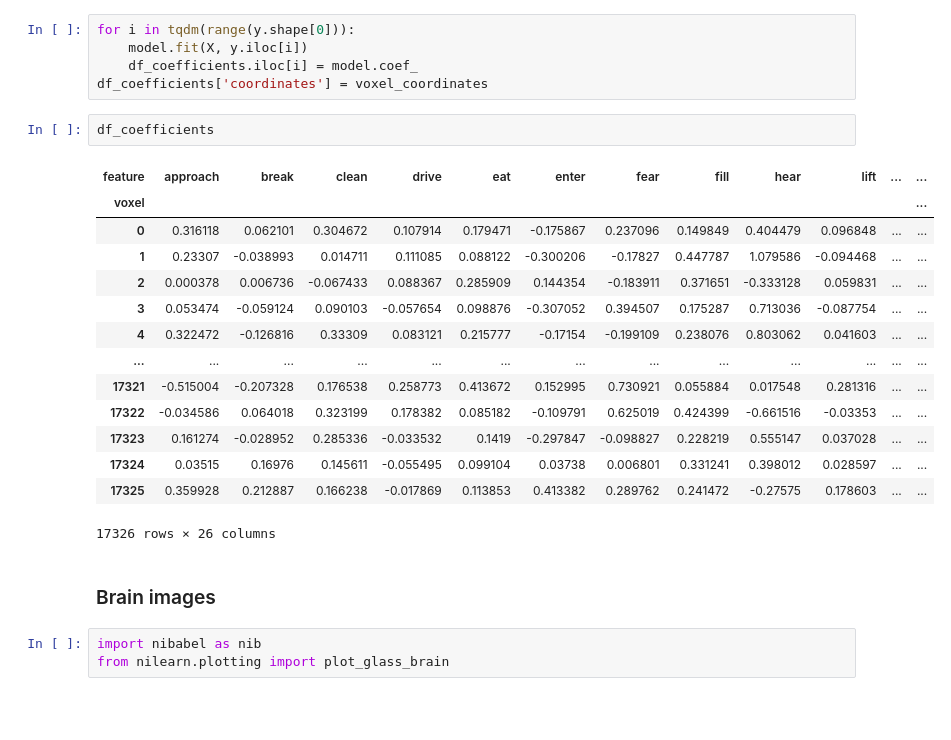
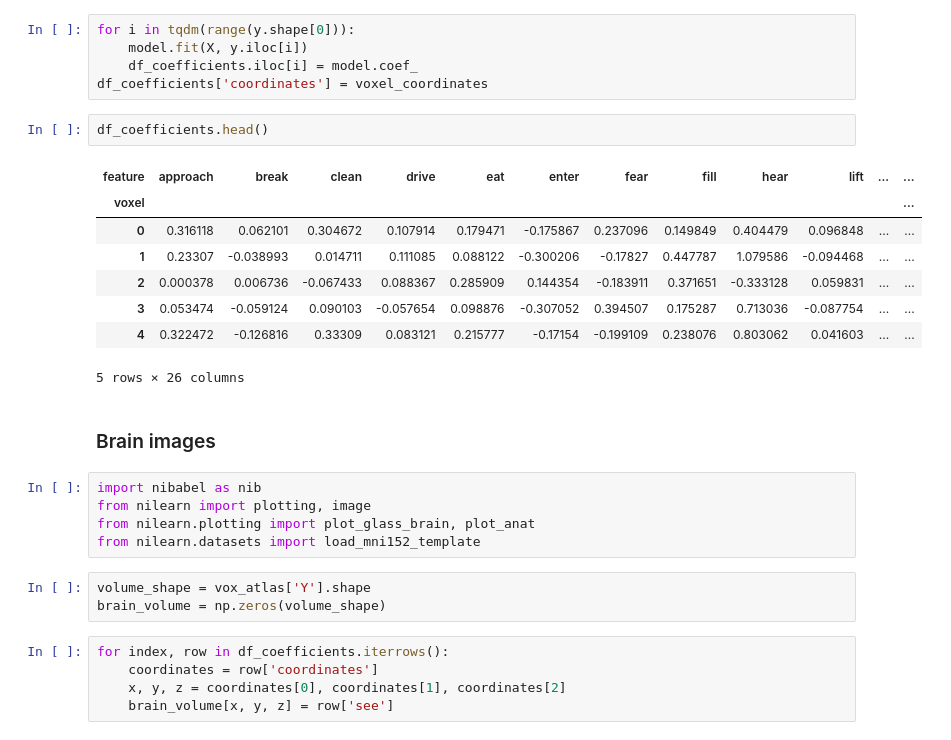
Before and after one commit to gosh-a/semantic-dimensions-in-brain, a Jupyter notebook: mitchell.ipynb, the cells around one changed output. Cells and saved outputs as stored; diff of their text form; blank space fills up the shorter version.

```diff
--- a/mitchell.ipynb
+++ b/mitchell.ipynb
@@ -132,24 +132,28 @@ for i in tqdm(range(y.shape[0])):
     df_coefficients.iloc[i] = model.coef_
 df_coefficients['coordinates'] = voxel_coordinates
 # %%
-df_coefficients
+df_coefficients.head()
 # %% [output]
 | feature | approach | break | clean | drive | eat | enter | fear | fill | hear | lift | ... | ... |
 | voxel |  |  |  |  |  |  |  |  |  |  |  | ... |
 | 0 | 0.316118 | 0.062101 | 0.304672 | 0.107914 | 0.179471 | -0.175867 | 0.237096 | 0.149849 | 0.404479 | 0.096848 | ... | ... |
 | 1 | 0.23307 | -0.038993 | 0.014711 | 0.111085 | 0.088122 | -0.300206 | -0.17827 | 0.447787 | 1.079586 | -0.094468 | ... | ... |
 | 2 | 0.000378 | 0.006736 | -0.067433 | 0.088367 | 0.285909 | 0.144354 | -0.183911 | 0.371651 | -0.333128 | 0.059831 | ... | ... |
 | 3 | 0.053474 | -0.059124 | 0.090103 | -0.057654 | 0.098876 | -0.307052 | 0.394507 | 0.175287 | 0.713036 | -0.087754 | ... | ... |
 | 4 | 0.322472 | -0.126816 | 0.33309 | 0.083121 | 0.215777 | -0.17154 | -0.199109 | 0.238076 | 0.803062 | 0.041603 | ... | ... |
-| ... | ... | ... | ... | ... | ... | ... | ... | ... | ... | ... | ... | ... |
-| 17321 | -0.515004 | -0.207328 | 0.176538 | 0.258773 | 0.413672 | 0.152995 | 0.730921 | 0.055884 | 0.017548 | 0.281316 | ... | ... |
-| 17322 | -0.034586 | 0.064018 | 0.323199 | 0.178382 | 0.085182 | -0.109791 | 0.625019 | 0.424399 | -0.661516 | -0.03353 | ... | ... |
-| 17323 | 0.161274 | -0.028952 | 0.285336 | -0.033532 | 0.1419 | -0.297847 | -0.098827 | 0.228219 | 0.555147 | 0.037028 | ... | ... |
-| 17324 | 0.03515 | 0.16976 | 0.145611 | -0.055495 | 0.099104 | 0.03738 | 0.006801 | 0.331241 | 0.398012 | 0.028597 | ... | ... |
-| 17325 | 0.359928 | 0.212887 | 0.166238 | -0.017869 | 0.113853 | 0.413382 | 0.289762 | 0.241472 | -0.27575 | 0.178603 | ... | ... |
-17326 rows × 26 columns
+5 rows × 26 columns
 # %% [markdown]
 ### Brain images
 # %%
 import nibabel as nib
-from nilearn.plotting import plot_glass_brain
+from nilearn import plotting, image
+from nilearn.plotting import plot_glass_brain, plot_anat
+from nilearn.datasets import load_mni152_template
+# %%
+volume_shape = vox_atlas['Y'].shape
+brain_volume = np.zeros(volume_shape)
+# %%
+for index, row in df_coefficients.iterrows():
+    coordinates = row['coordinates']
+    x, y, z = coordinates[0], coordinates[1], coordinates[2]
+    brain_volume[x, y, z] = row['see']
```
Also changed, not shown: parts of 3 cells of this notebook.
